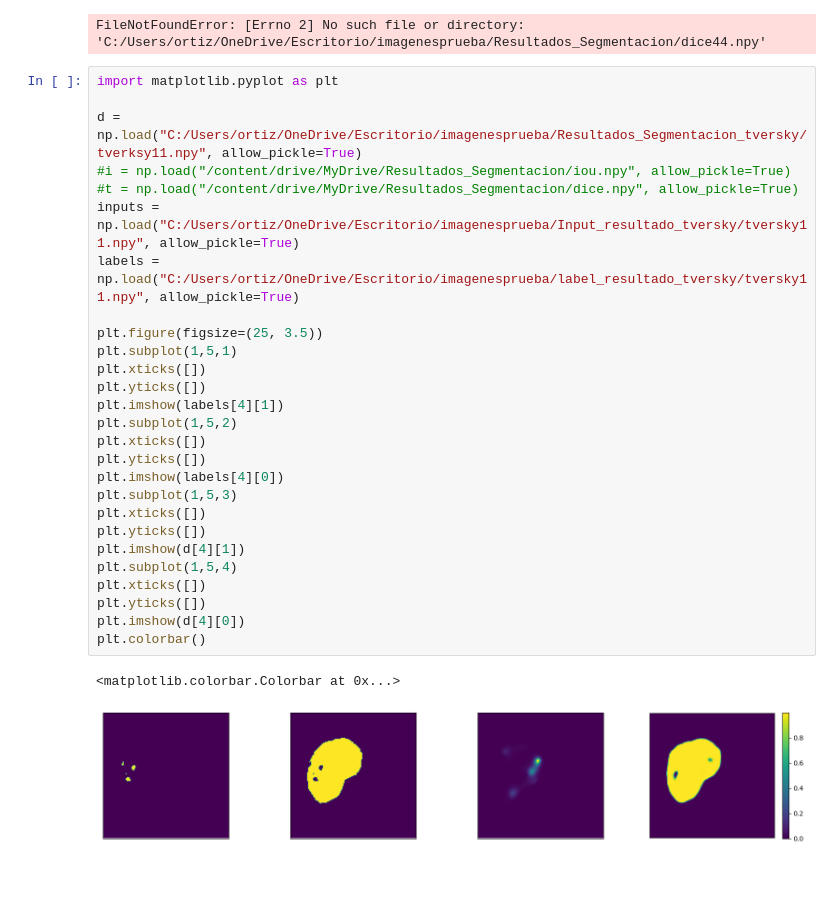
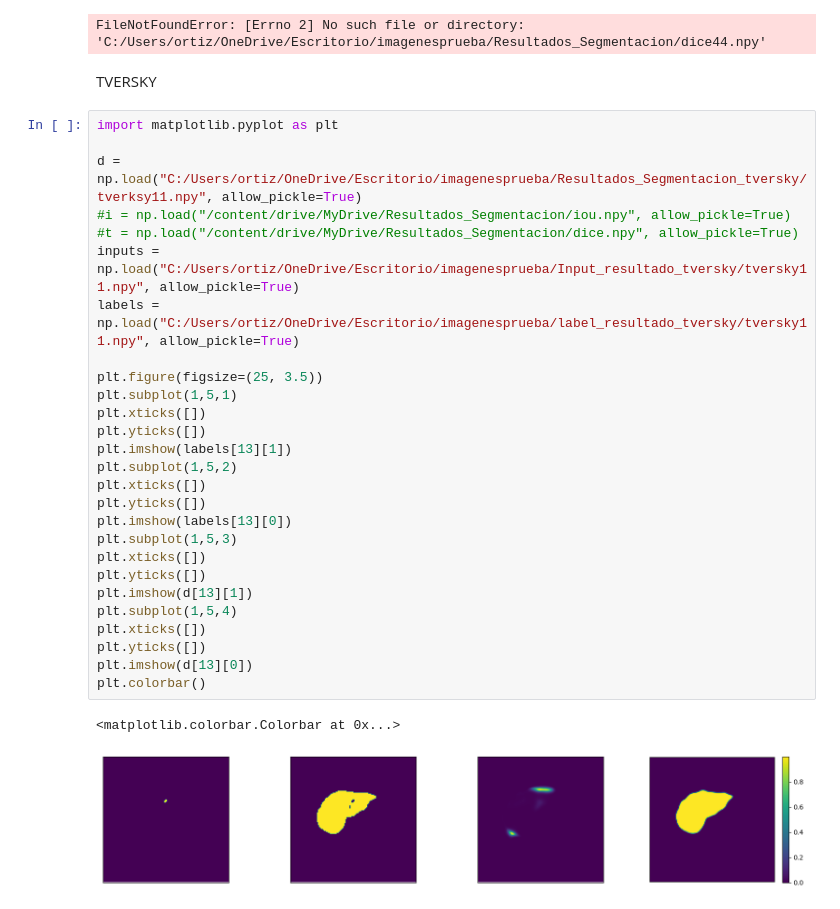
Before and after one commit to KevinOrtizDev/TFT, a Jupyter notebook: src/Trainer/SegmentationTrainer.ipynb, the cells around one changed output. Drawn from its saved outputs; the diff is of its cells as text; blank space fills up the shorter version.

```diff
--- a/src/Trainer/SegmentationTrainer.ipynb
+++ b/src/Trainer/SegmentationTrainer.ipynb
@@ -167,33 +201,35 @@ plt.yticks([])
 plt.imshow(inputs[33][0])
 # %% [output]
 FileNotFoundError: [Errno 2] No such file or directory: 'C:/Users/ortiz/OneDrive/Escritorio/imagenesprueba/Resultados_Segmentacion/dice44.npy'
+# %% [markdown]
+TVERSKY
 # %%
 import matplotlib.pyplot as plt
 
 d = np.load("C:/Users/ortiz/OneDrive/Escritorio/imagenesprueba/Resultados_Segmentacion_tversky/tverksy11.npy", allow_pickle=True)
 #i = np.load("/content/drive/MyDrive/Resultados_Segmentacion/iou.npy", allow_pickle=True)
 #t = np.load("/content/drive/MyDrive/Resultados_Segmentacion/dice.npy", allow_pickle=True)
 inputs = np.load("C:/Users/ortiz/OneDrive/Escritorio/imagenesprueba/Input_resultado_tversky/tversky11.npy", allow_pickle=True)
 labels = np.load("C:/Users/ortiz/OneDrive/Escritorio/imagenesprueba/label_resultado_tversky/tversky11.npy", allow_pickle=True)
 
 plt.figure(figsize=(25, 3.5))
 plt.subplot(1,5,1)
 plt.xticks([])
 plt.yticks([])
-plt.imshow(labels[4][1])
+plt.imshow(labels[13][1])
 plt.subplot(1,5,2)
 plt.xticks([])
 plt.yticks([])
-plt.imshow(labels[4][0])
+plt.imshow(labels[13][0])
 plt.subplot(1,5,3)
 plt.xticks([])
 plt.yticks([])
-plt.imshow(d[4][1])
+plt.imshow(d[13][1])
 plt.subplot(1,5,4)
 plt.xticks([])
 plt.yticks([])
-plt.imshow(d[4][0])
+plt.imshow(d[13][0])
 plt.colorbar()
 # %% [output]
 <matplotlib.colorbar.Colorbar at 0x...>
-[figure, old version]
+[figure, new version]
```
Also changed, not shown: parts of 21 cells of this notebook.
